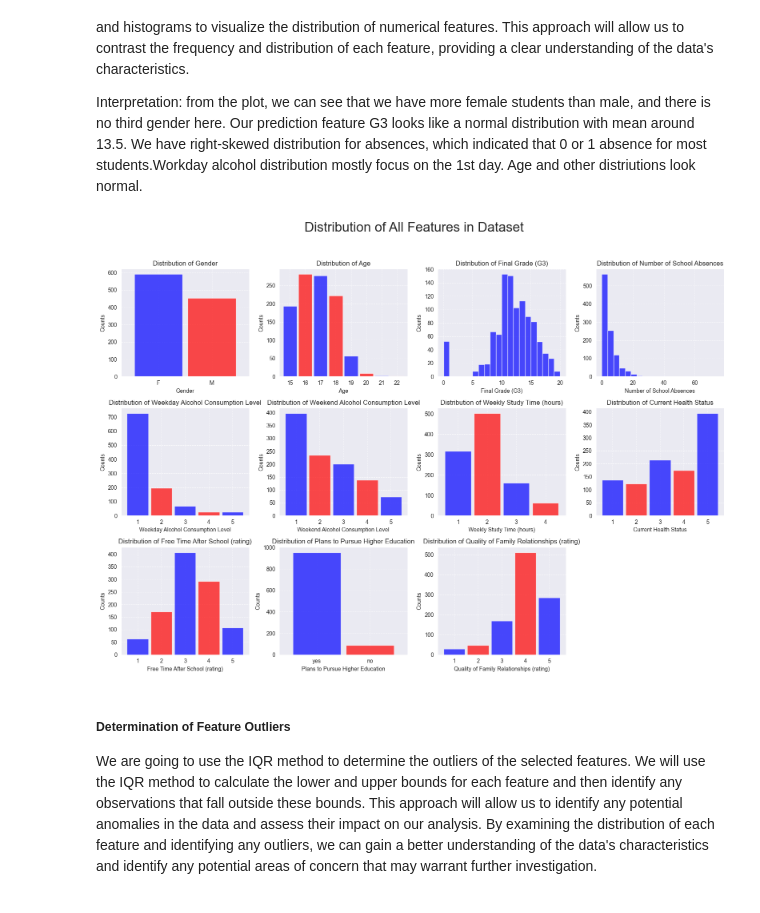
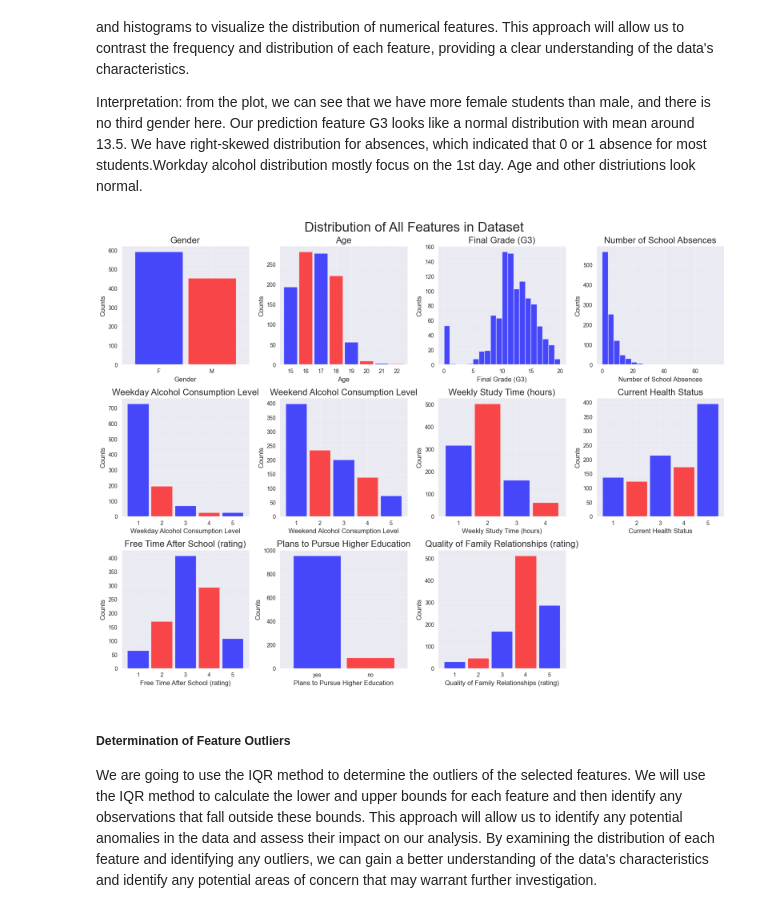
Before and after one commit to COGS108/Group088_WI24, a Jupyter notebook: FinalProject_Group088_WI24.ipynb, the cells around one changed output. Saved outputs shown, nothing was run; the diff lists cells and outputs as text; code cells hidden in the pictures.

```diff
--- a/FinalProject_Group088_WI24.ipynb
+++ b/FinalProject_Group088_WI24.ipynb
@@ -316,38 +316,38 @@ feature_labels = {
     'weekend_alc': 'Weekend Alcohol Consumption Level',
     'studytime': 'Weekly Study Time (hours)',
     'absences': 'Number of School Absences',
     'health': 'Current Health Status',
     'freetime': 'Free Time After School (rating)',
     'family_relationship': 'Quality of Family Relationships (rating)',
     'higher': 'Plans to Pursue Higher Education'
 }
 
 # Loop through each feature and create its plot with proper labeling
 for i, feature in enumerate(selected_features):
     if feature in ['sex', 'higher']:
         df[feature].value_counts().plot(kind='bar', color=bar_colors, alpha=alpha_val, width=width_val, ax=axs[i])
     else:
         if df[feature].dtype == 'object' or len(df[feature].unique()) < 10:
             df[feature].value_counts().sort_index().plot(kind='bar', color=bar_colors, alpha=alpha_val, width=width_val, ax=axs[i])
         else:
             df[feature].plot(kind='hist', bins=20, color=bar_colors[0], alpha=alpha_val, ax=axs[i])
 
-    axs[i].set_title(f'Distribution of {feature_labels[feature]}', fontsize=12)
-    axs[i].set_xlabel(feature_labels[feature])
-    axs[i].set_ylabel('Counts')
+    axs[i].set_title(f'{feature_labels[feature]}', fontsize=16)
+    axs[i].set_xlabel(feature_labels[feature], fontsize=12)
+    axs[i].set_ylabel('Counts', fontsize=12)
     axs[i].tick_params(axis='x', rotation=0)
     axs[i].grid(axis='y', linestyle='--', alpha=0.7)
     axs[i].grid(axis='x', linestyle='--', alpha=0.7)
 
-plt.tight_layout(rect=[0, 0.03, 1, 0.95])  # Adjust layout to prevent overlap with suptitle
+plt.tight_layout()
 
 # Hide any unused axes in case of an odd number of selected features
 for ax in axs[len(selected_features):]:
     ax.set_visible(False)
 
 plt.show()
 # %% [output]
-[figure, old version]
+[figure, new version]
 # %% [markdown]
 ##### Determination of Feature Outliers
 We are going to use the IQR method to determine the outliers of the selected features. We will use the IQR method to calculate the lower and upper bounds for each feature and then identify any observations that fall outside these bounds. This approach will allow us to identify any potential anomalies in the data and assess their impact on our analysis. By examining the distribution of each feature and identifying any outliers, we can gain a better understanding of the data's characteristics and identify any potential areas of concern that may warrant further investigation.
```
Also changed, not shown: parts of 4 cells of this notebook.
